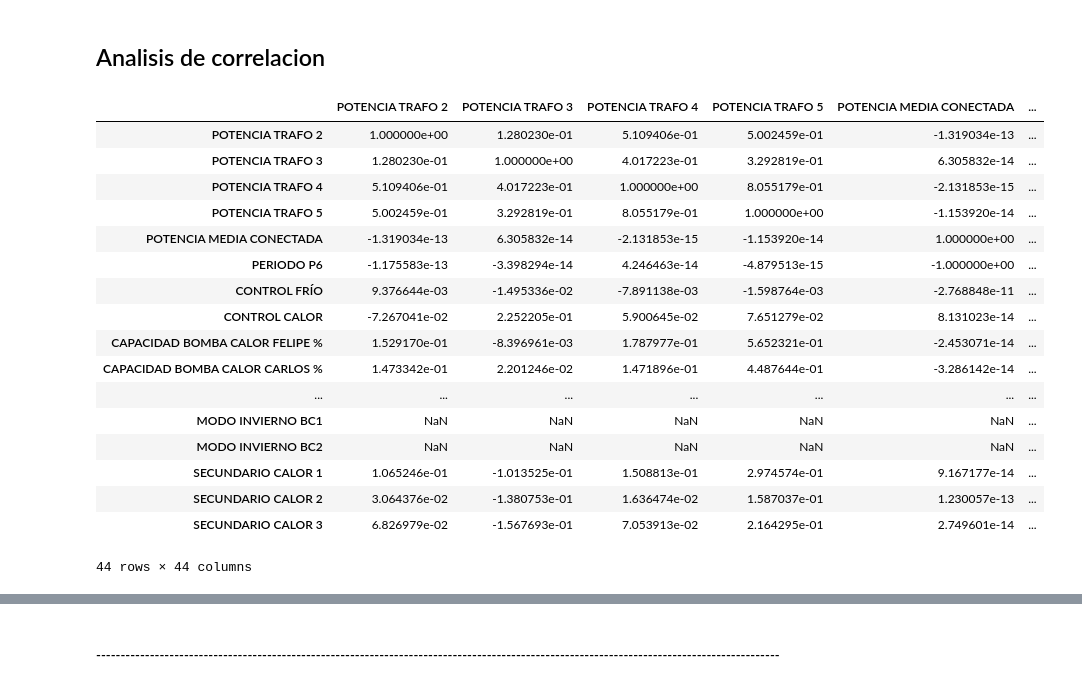
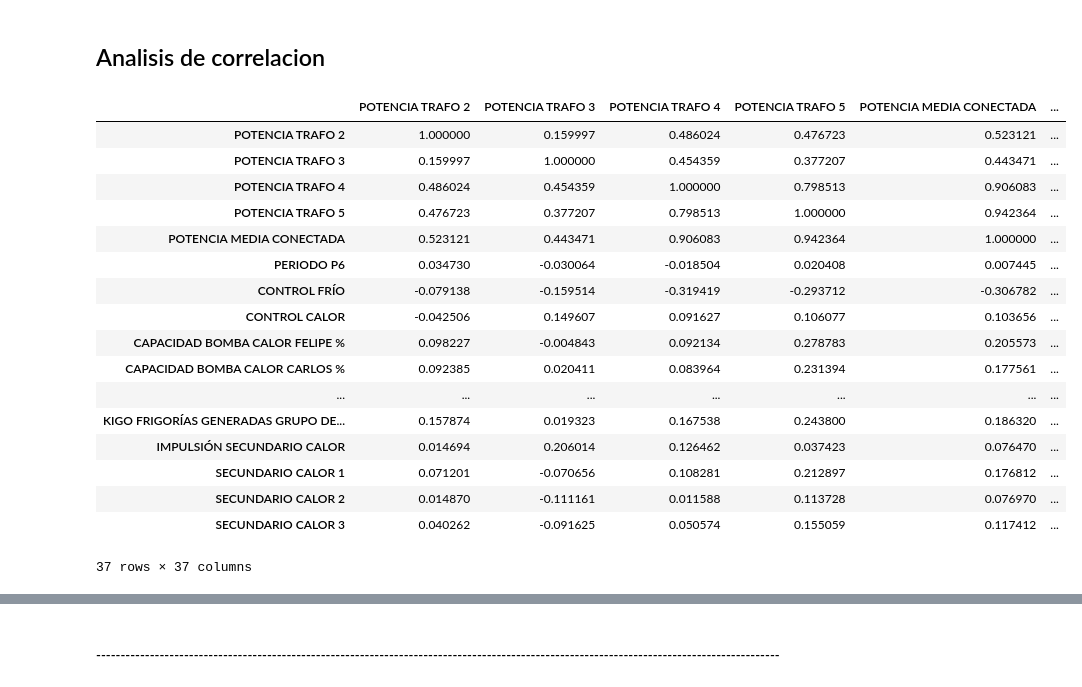
Before and after one commit to douglasag17/ML-SmartBuildings, a Jupyter notebook: PreparacionDeLosDatos/hvac.ipynb, the cells around one changed output, grey strips where cells are left out. Saved outputs shown, nothing was run; the diff lists cells and outputs as text; code cells hidden in the pictures.

```diff
--- a/PreparacionDeLosDatos/hvac.ipynb
+++ b/PreparacionDeLosDatos/hvac.ipynb
@@ -36,7 +37,9 @@ data
 # %%
 data2 = data
 variables_a_eliminar = ["C_O_P_ BOMBA CALOR FELIPE", "C_O_P_ BOMBA CALOR CARLOS", "C_O_P_ INSTALACIÓN GRUPO FRÍO 1",
-                       "C_O_P_ INSTALACÍON GRUPO FRÍO 2", "ORDEN"]
+                       "C_O_P_ INSTALACÍON GRUPO FRÍO 2", "ORDEN", "VÁLVULA BY PASS SECUNDARIO FRÍO",
+                       "TEMPERATURA CONTROL DE BY PASS SECUNDARIO", "SECUNDARIO FRÍO 1", "SECUNDARIO FRÍO 2",
+                        "SECUNDARIO FRÍO 3", "MODO INVIERNO BC1", "MODO INVIERNO BC2"]
 lista_variables = data2.columns.values.tolist()
 subLista = [x for x in lista_variables if x not in variables_a_eliminar]
 data2 = data2[subLista]
@@ -102,20 +105,21 @@ cuartiles
 # %%
 dataLimpioArr = data3.to_numpy()
 cuartilesArr = cuartiles.to_numpy()
-for i in range(1, 44):
+for i in range(37):
     for j in range(79285):
         q1 = cuartilesArr[4][i]
         q3 = cuartilesArr[6][i]
         iqr = q3 - q1
         extremoIzq = q1 - (1.5 * iqr)
         extremoDer = q3 + (1.5 * iqr)
-        if (dataLimpioArr[j][i] < extremoIzq):
-            dataLimpioArr[j][i] = cuartilesArr[1][i]
-        if (dataLimpioArr[j][i] > extremoDer):
-            dataLimpioArr[j][i] = cuartilesArr[1][i]
+        if (dataLimpioArr[j][i+1] < extremoIzq):
+            dataLimpioArr[j][i+1] = cuartilesArr[1][i]
+        if (dataLimpioArr[j][i+1] > extremoDer):
+            dataLimpioArr[j][i+1] = cuartilesArr[1][i]
 
 namesCol = data3.columns.values
 dataSinAtipicos = pd.DataFrame.from_records(dataLimpioArr, columns = namesCol)
-dataSinAtipicos.describe()
+promedio = dataSinAtipicos.describe()
+promedio
 # %% [output]
 |  | POTENCIA TRAFO 2 | POTENCIA TRAFO 3 | POTENCIA TRAFO 4 | POTENCIA TRAFO 5 | POTENCIA MEDIA CONECTADA | ... |
@@ -130,0 +137,12 @@ dataSinAtipicos.describe()
+# %%
+data4 = dataSinAtipicos
+data4Arr = data4.to_numpy()
+promedioArr = promedio.to_numpy()
+for i in range(37):
+    for j in range(79285):
+        if ( math.isnan(data4Arr[j][i+1]) ):
+            data4Arr[j][i+1] = promedioArr[1][i]
+
+namesCol2 = dataSinAtipicos.columns.values
+data5 = pd.DataFrame.from_records(data4Arr, columns = namesCol2)
+data5
@@ -131,25 +168,25 @@ dataSinAtipicos.describe()
 # %% [markdown]
 ## Analisis de correlacion
 # %%
-correlacion = dataSinAtipicos.corr(method = "pearson")
+correlacion = data5.corr(method = "pearson")
 correlacion.to_excel("../Datasets/corrHVAC.xlsx")
 correlacion
 # %% [output]
 |  | POTENCIA TRAFO 2 | POTENCIA TRAFO 3 | POTENCIA TRAFO 4 | POTENCIA TRAFO 5 | POTENCIA MEDIA CONECTADA | ... |
-| POTENCIA TRAFO 2 | 1.000000e+00 | 1.280230e-01 | 5.109406e-01 | 5.002459e-01 | -1.319034e-13 | ... |
-| POTENCIA TRAFO 3 | 1.280230e-01 | 1.000000e+00 | 4.017223e-01 | 3.292819e-01 | 6.305832e-14 | ... |
-| POTENCIA TRAFO 4 | 5.109406e-01 | 4.017223e-01 | 1.000000e+00 | 8.055179e-01 | -2.131853e-15 | ... |
-| POTENCIA TRAFO 5 | 5.002459e-01 | 3.292819e-01 | 8.055179e-01 | 1.000000e+00 | -1.153920e-14 | ... |
-| POTENCIA MEDIA CONECTADA | -1.319034e-13 | 6.305832e-14 | -2.131853e-15 | -1.153920e-14 | 1.000000e+00 | ... |
-| PERIODO P6 | -1.175583e-13 | -3.398294e-14 | 4.246463e-14 | -4.879513e-15 | -1.000000e+00 | ... |
-| CONTROL FRÍO | 9.376644e-03 | -1.495336e-02 | -7.891138e-03 | -1.598764e-03 | -2.768848e-11 | ... |
-| CONTROL CALOR | -7.267041e-02 | 2.252205e-01 | 5.900645e-02 | 7.651279e-02 | 8.131023e-14 | ... |
-| CAPACIDAD BOMBA CALOR FELIPE % | 1.529170e-01 | -8.396961e-03 | 1.787977e-01 | 5.652321e-01 | -2.453071e-14 | ... |
-| CAPACIDAD BOMBA CALOR CARLOS % | 1.473342e-01 | 2.201246e-02 | 1.471896e-01 | 4.487644e-01 | -3.286142e-14 | ... |
+| POTENCIA TRAFO 2 | 1.000000 | 0.159997 | 0.486024 | 0.476723 | 0.523121 | ... |
+| POTENCIA TRAFO 3 | 0.159997 | 1.000000 | 0.454359 | 0.377207 | 0.443471 | ... |
+| POTENCIA TRAFO 4 | 0.486024 | 0.454359 | 1.000000 | 0.798513 | 0.906083 | ... |
+| POTENCIA TRAFO 5 | 0.476723 | 0.377207 | 0.798513 | 1.000000 | 0.942364 | ... |
+| POTENCIA MEDIA CONECTADA | 0.523121 | 0.443471 | 0.906083 | 0.942364 | 1.000000 | ... |
+| PERIODO P6 | 0.034730 | -0.030064 | -0.018504 | 0.020408 | 0.007445 | ... |
+| CONTROL FRÍO | -0.079138 | -0.159514 | -0.319419 | -0.293712 | -0.306782 | ... |
+| CONTROL CALOR | -0.042506 | 0.149607 | 0.091627 | 0.106077 | 0.103656 | ... |
+| CAPACIDAD BOMBA CALOR FELIPE % | 0.098227 | -0.004843 | 0.092134 | 0.278783 | 0.205573 | ... |
+| CAPACIDAD BOMBA CALOR CARLOS % | 0.092385 | 0.020411 | 0.083964 | 0.231394 | 0.177561 | ... |
 | ... | ... | ... | ... | ... | ... | ... |
-| MODO INVIERNO BC1 | NaN | NaN | NaN | NaN | NaN | ... |
-| MODO INVIERNO BC2 | NaN | NaN | NaN | NaN | NaN | ... |
-| SECUNDARIO CALOR 1 | 1.065246e-01 | -1.013525e-01 | 1.508813e-01 | 2.974574e-01 | 9.167177e-14 | ... |
-| SECUNDARIO CALOR 2 | 3.064376e-02 | -1.380753e-01 | 1.636474e-02 | 1.587037e-01 | 1.230057e-13 | ... |
-| SECUNDARIO CALOR 3 | 6.826979e-02 | -1.567693e-01 | 7.053913e-02 | 2.164295e-01 | 2.749601e-14 | ... |
+| KIGO FRIGORÍAS GENERADAS GRUPO DE... | 0.157874 | 0.019323 | 0.167538 | 0.243800 | 0.186320 | ... |
+| IMPULSIÓN SECUNDARIO CALOR | 0.014694 | 0.206014 | 0.126462 | 0.037423 | 0.076470 | ... |
+| SECUNDARIO CALOR 1 | 0.071201 | -0.070656 | 0.108281 | 0.212897 | 0.176812 | ... |
+| SECUNDARIO CALOR 2 | 0.014870 | -0.111161 | 0.011588 | 0.113728 | 0.076970 | ... |
+| SECUNDARIO CALOR 3 | 0.040262 | -0.091625 | 0.050574 | 0.155059 | 0.117412 | ... |
-44 rows × 44 columns
+37 rows × 37 columns
```
Also changed, not shown: parts of 11 cells of this notebook.
